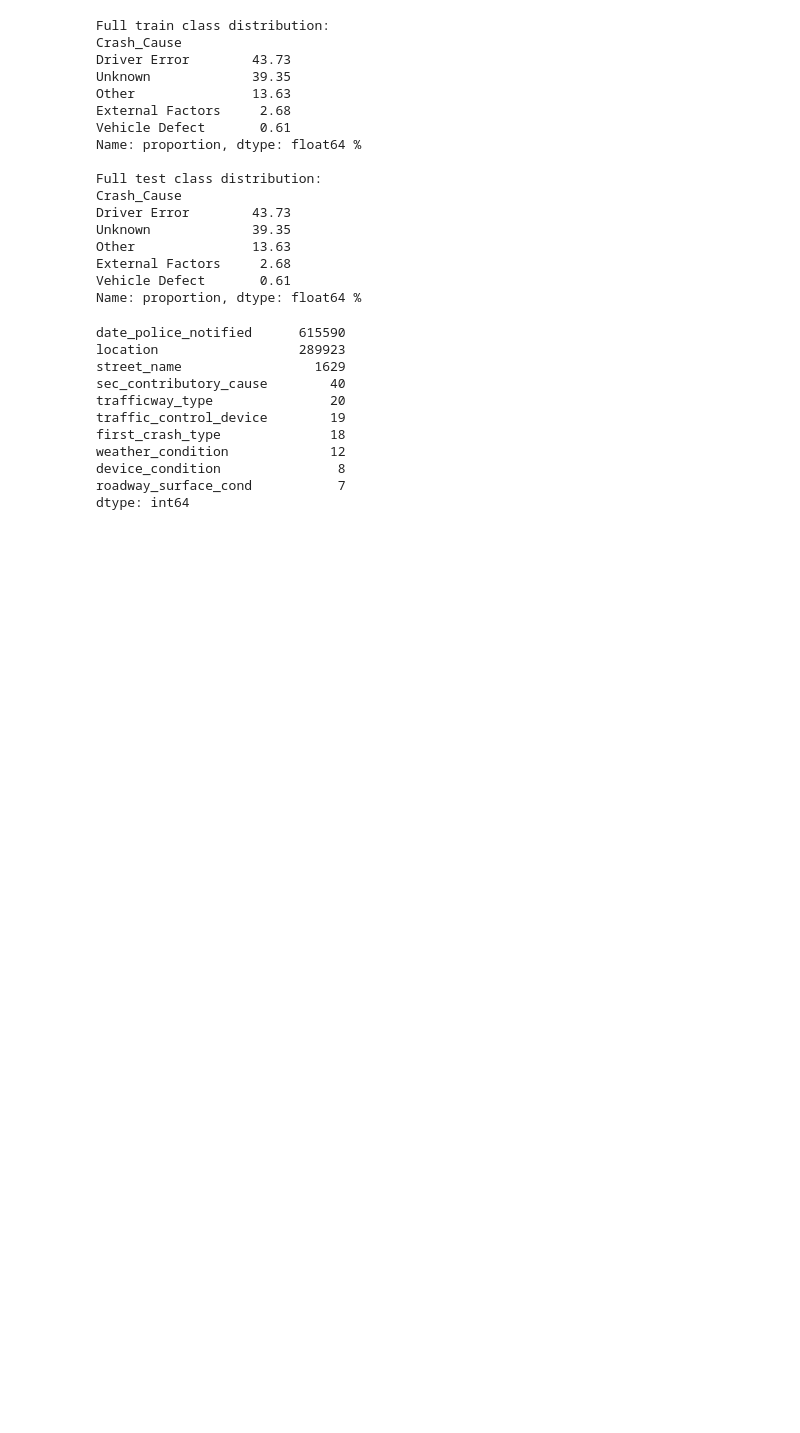
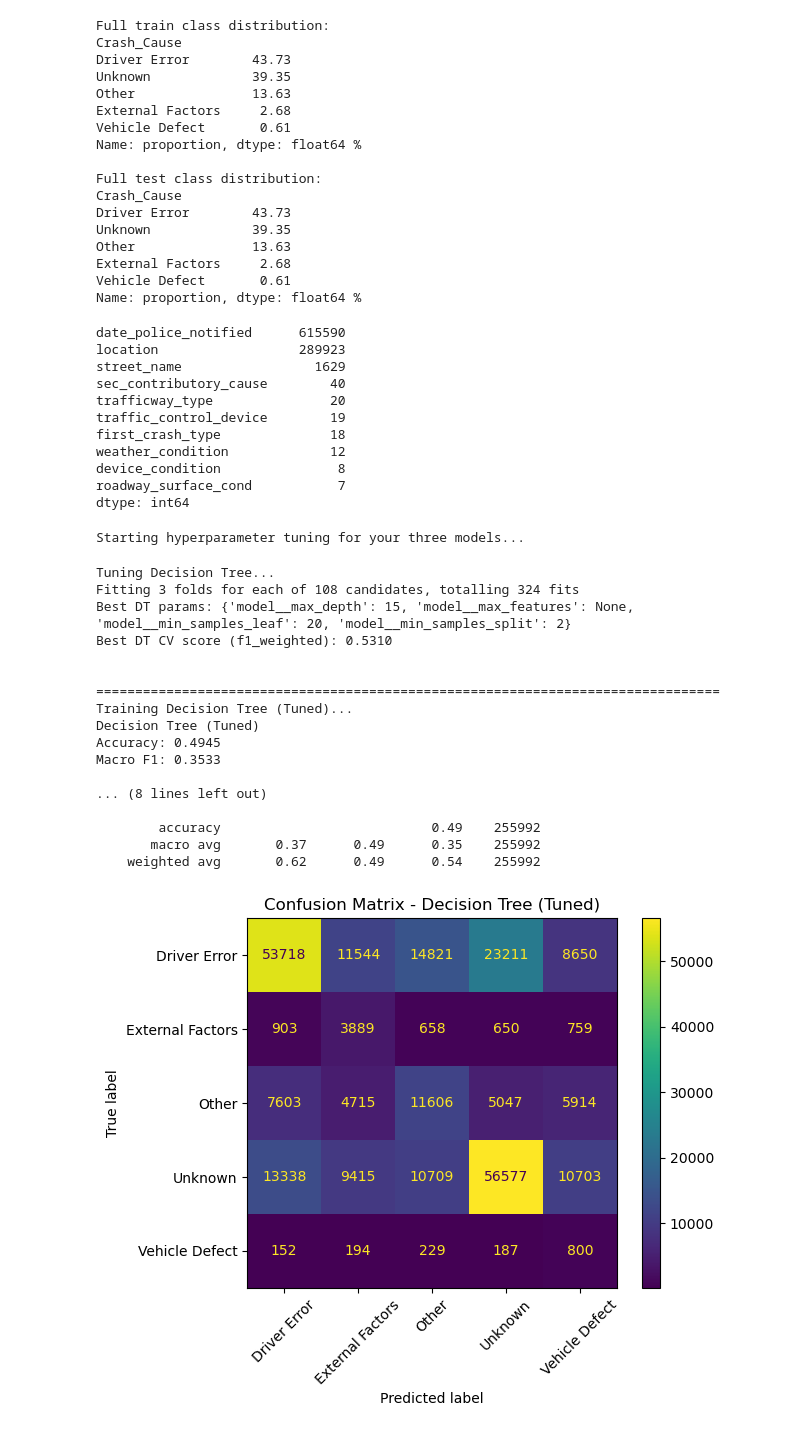
Before and after one commit to hellenmureithi/Phase_4_project, a Jupyter notebook: Notebooks/fiona.ipynb, the cells around one changed output. Cells and saved outputs as stored; diff of their text form; code cells hidden in the pictures; blank space fills up the shorter version.

Commit message:
tunes 2 models

```diff
--- a/Notebooks/fiona.ipynb
+++ b/Notebooks/fiona.ipynb
@@ -313,6 +314,13 @@ tree_pipe = Pipeline(steps=[
     ("model", DecisionTreeClassifier(max_depth=5, min_samples_leaf=100, random_state=42,class_weight='balanced'))
 ])
 
+dt_param_grid = {
+    'model__max_depth': [5, 10, 15, None],
+    'model__min_samples_split': [2, 5, 10],
+    'model__min_samples_leaf': [20, 50, 100],
+    'model__max_features': [None, 'sqrt', 'log2']
+}
+
 results.append(evaluate("Decision Tree", tree_pipe))
 # %% [output]
 ================================================================================
@@ -335,17 +343,25 @@ External Factors       0.11      0.58      0.18      6859
     weighted avg       0.63      0.38      0.43    255992
 [figure]
 # %%
-from sklearn.linear_model import LogisticRegression
+
 
 logreg_pipe = Pipeline(steps=[
     ("preprocess", preprocessor),
     ("model", LogisticRegression(
-        max_iter=2000,
+        max_iter=1000,
         class_weight='balanced',
-        random_state=42
+        random_state=42,
+        n_jobs=-1
          ))
 ])
 
+lr_param_grid = {
+    'model__C': [0.01, 0.1, 1.0, 10.0],
+    'model__solver': ['lbfgs', 'liblinear'],
+    'model__penalty': ['l2']
+
+}
+
 results.append(evaluate("Logistic Regression", logreg_pipe))
 # %% [output]
 ================================================================================
@@ -433,3 +458,48 @@ weather_condition             12
 device_condition               8
 roadway_surface_cond           7
 dtype: int64
+# %%
+# Common settings
+cv = 3
+scoring = 'f1_weighted'
+n_jobs = -1
+
+print("Starting hyperparameter tuning for your three models...\n")
+# %% [output]
+Starting hyperparameter tuning for your three models...
+# %%
+# Tuned Decision Tree
+print("Tuning Decision Tree...")
+dt_search = GridSearchCV(
+    tree_pipe,
+    param_grid=dt_param_grid,
+    cv=cv,
+    scoring=scoring,
+    n_jobs=n_jobs,
+    verbose=1
+)
+dt_search.fit(X_train, y_train)
+
+print("Best DT params:", dt_search.best_params_)
+print(f"Best DT CV score ({scoring}): {dt_search.best_score_:.4f}\n")
+
+results.append(evaluate("Decision Tree (Tuned)", dt_search.best_estimator_))
+# %% [output]
+Tuning Decision Tree...
+Fitting 3 folds for each of 108 candidates, totalling 324 fits
+Best DT params: {'model__max_depth': 15, 'model__max_features': None, 'model__min_samples_leaf': 20, 'model__min_samples_split': 2}
+Best DT CV score (f1_weighted): 0.5310
+
+
+================================================================================
+Training Decision Tree (Tuned)...
+Decision Tree (Tuned)
+Accuracy: 0.4945
+Macro F1: 0.3533
+
+... (8 lines left out)
+
+        accuracy                           0.49    255992
+       macro avg       0.37      0.49      0.35    255992
+    weighted avg       0.62      0.49      0.54    255992
+[figure, added]
```
Also changed, not shown: parts of 5 cells of this notebook.
